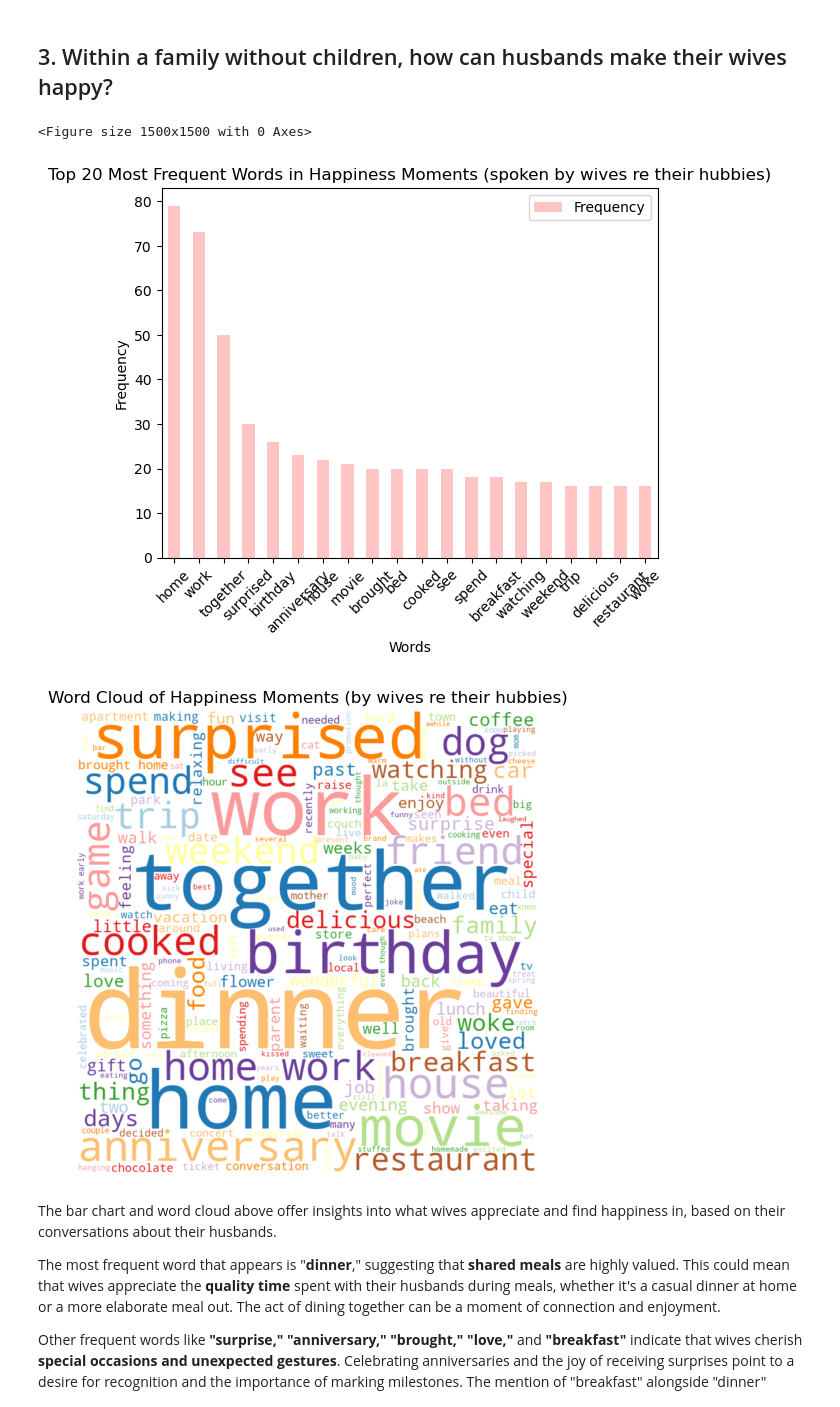
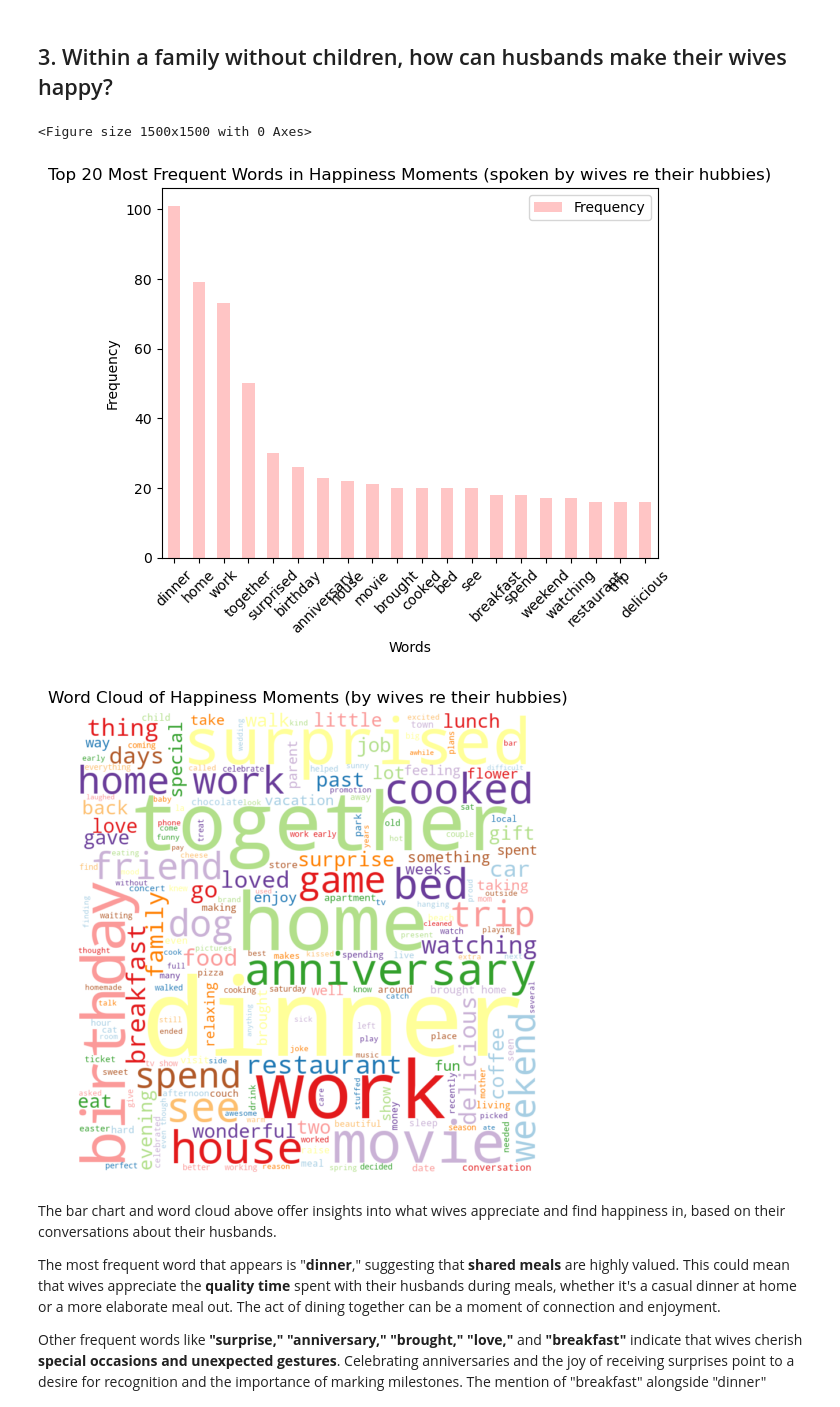
Before and after one commit to TZstatsADS/ads-spring2024-project1-stephanienguyen2020, a Jupyter notebook: doc/HappyDB_Data_Analysis_Tien_Nguyen.ipynb, the cells around one changed output. Drawn from its saved outputs; the diff is of its cells as text; code cells hidden in the pictures.

```diff
--- a/doc/HappyDB_Data_Analysis_Tien_Nguyen.ipynb
+++ b/doc/HappyDB_Data_Analysis_Tien_Nguyen.ipynb
@@ -378,9 +378,8 @@ In both word clouds for childless married individuals, the notable repetition of
 # %% [markdown]
 ## 3. Within a family without children, how can husbands make their wives happy?
 # %%
-# Define custom stopwords
-custom_stopwords = ['happy', 'one', 'really', 'much', 'us', 'first', 'last', 'week', 'felt', 'month', 'ago', 'months', 'like', 'took', 'year', 'yesterday', 'got', 'bit', 'good', 'day', 'time', 'watched', 'feel', 'enjoyed', 'able', 'found', 'played', 'finally', 'moment', 'night', 'said', 'saw',
-                    'life', 'made', 'came', 'wanted', 'went', 'nice', 'bought', 'event', 'going', 'favorite', 'morning', 'told', 'great', 'make', 'today', 'new', 'getting', 'received', 'long', 'started', 'finished', 'hours', 'husband']
+custom_stopwords = ['happy', 'made', 'last', 'first', 'woke', 'much', 'us', 'really', 'one', 'week', 'felt', 'month', 'ago', 'months', 'like', 'took', 'year', 'yesterday', 'got', 'bit', 'good', 'day', 'time', 'watched', 'feel', 'enjoyed', 'able', 'found', 'played', 'finally', 'moment', 'night', 'said', 'saw',
+                    'life', 'came', 'wanted', 'went', 'nice', 'bought', 'event', 'going', 'favorite', 'morning', 'told', 'great', 'make', 'today', 'new', 'getting', 'received', 'long', 'started', 'finished', 'hours']
 all_stopwords = set(stopwords.words('english') + custom_stopwords)
 
 
@@ -389,34 +388,34 @@ female_spoken_df = df_cd1[df_cd1['gender'] == 'f']
 
 # Filter the dataframe to include only rows where the cleaned_hm column contains the word "husband"
 wife_df = female_spoken_df[female_spoken_df['cleaned_hm'].str.contains('husband', case=False)]
 
 # Concatenate all the filtered happiness moments into a single string
 wife_happiness_moments = ' '.join(wife_df['cleaned_hm'])
 
 # Tokenize the words and remove stopwords
 words = re.findall(r'\b\w+\b', wife_happiness_moments.lower())
 words = [word for word in words if word not in all_stopwords]
 
 # Count the frequency of each word
 word_counts = Counter(words)
 
 # Convert the Counter object to a pandas DataFrame for easier plotting
 word_counts_df = pd.DataFrame.from_dict(word_counts, orient='index', columns=['Frequency'])
 
 # Sort the DataFrame by frequency in descending order
 word_counts_df = word_counts_df.sort_values(by='Frequency', ascending=False)
 
 # Plot the top 20 most frequent words on a bar chart
 plt.figure(figsize=(15, 15))
 word_counts_df[1:21].plot(kind='bar', color='#FFC5C5')
 plt.title('Top 20 Most Frequent Words in Happiness Moments (spoken by wives re their hubbies)')
 plt.xlabel('Words')
 plt.ylabel('Frequency')
 plt.xticks(rotation=45)
 plt.show()
 # %% [output]
 <Figure size 1500x1500 with 0 Axes>
-[figure, old version]
+[figure, new version]
 # %%
 # Join the words back into a single string
 text = ' '.join(words)
@@ -431,7 +430,7 @@ plt.title('Word Cloud of Happiness Moments (by wives re their hubbies)')
 plt.axis('off')
 plt.show()
 # %% [output]
-[figure, old version]
+[figure, new version]
 # %% [markdown]
 The bar chart and word cloud above offer insights into what wives appreciate and find happiness in, based on their conversations about their husbands.
 
```
Also changed, not shown: parts of 2 cells of this notebook, 4 other files.
